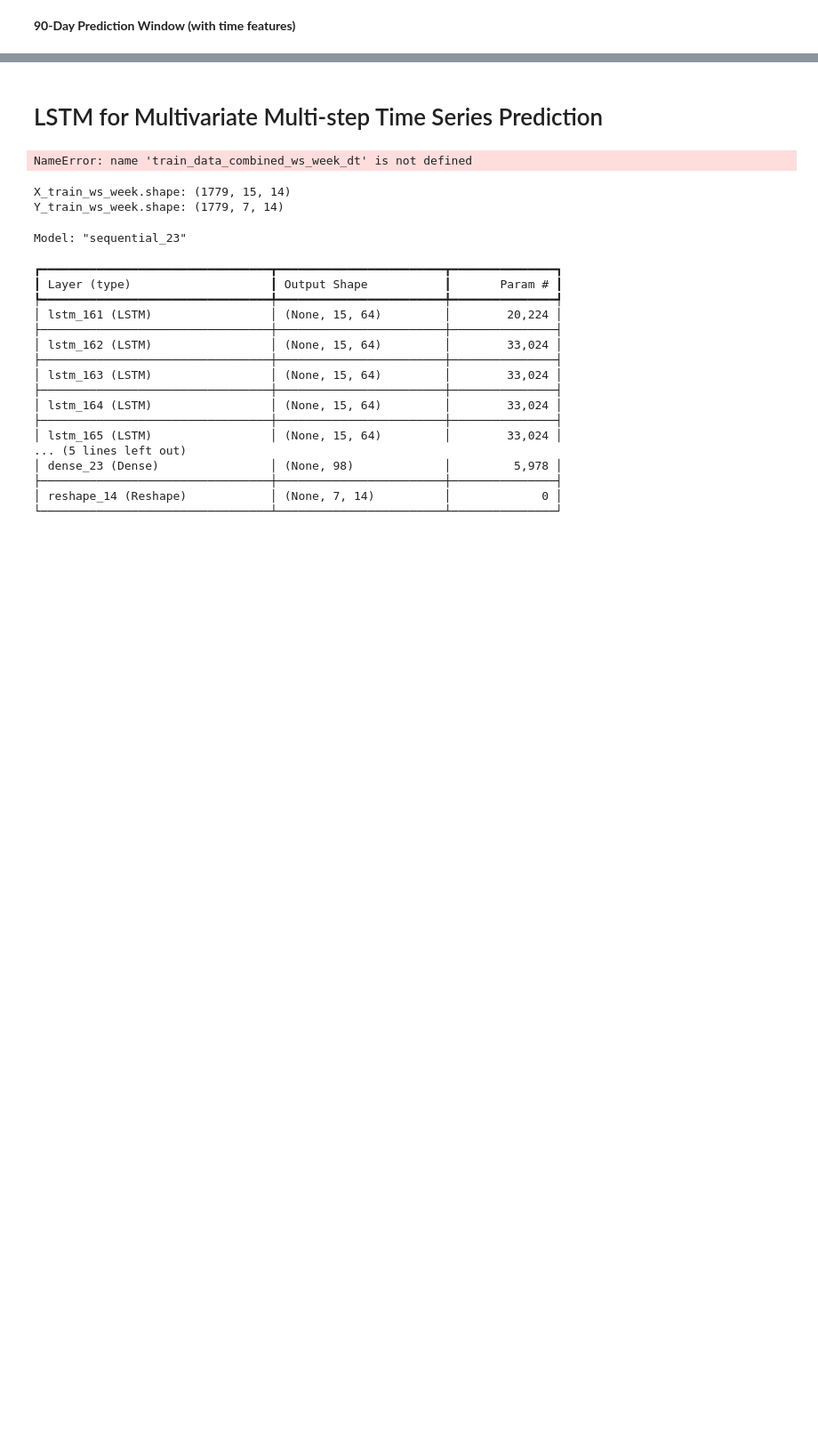
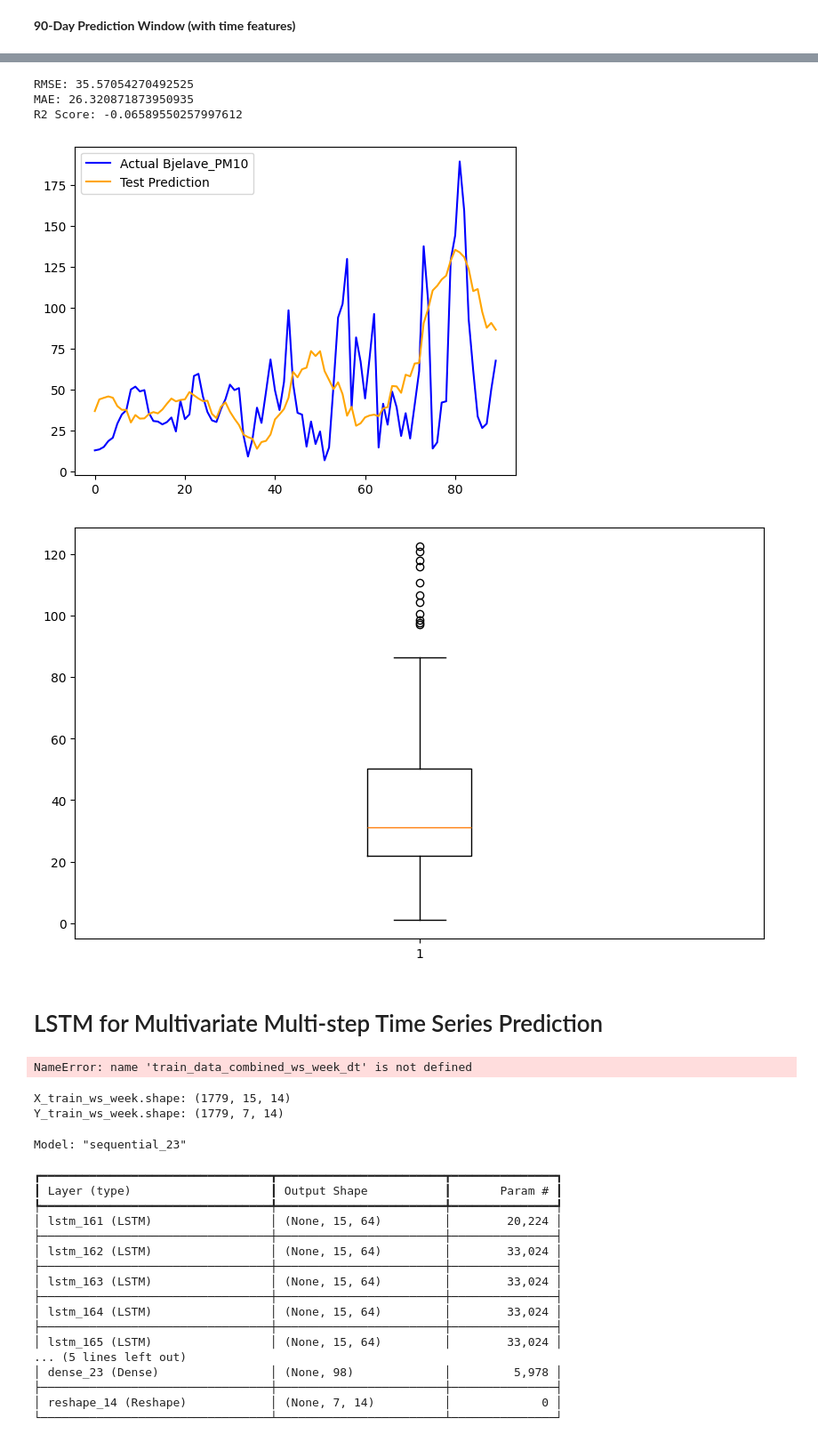
Before and after one commit to amit24af/SHAPforTSprediction, a Jupyter notebook: experiment_LSTM.ipynb, the cells around one changed output, grey strips where cells are left out. Shown at 89% size. Drawn from its saved outputs; the diff is of its cells as text; code cells hidden in the pictures; blank space fills up the shorter version.

```diff
--- a/experiment_LSTM.ipynb
+++ b/experiment_LSTM.ipynb
@@ -1762,0 +1609,4 @@ R2 Score: 0.2611057693273542
+# %%
+prediction_ws_ninety_dt = model_ninety_multivariate_dt.predict(last_sequence_dt, verbose=0)
+print(f"Raw prediction shape: {prediction_ws_ninety_dt.shape}")
+print(f"Raw prediction values: {prediction_ws_ninety_dt}")
@@ -1762,0 +1630,8 @@ R2 Score: 0.2611057693273542
+# %%
+prediction_denormalized_ws_ninety_dt = denormalize_prediction(
+    prediction_ws_ninety_dt.flatten(),
+    scaler_data_combined_ws_ninety_dt,
+    index_of_target_feature,
+    num_features
+)
+print(f"Denormalized prediction for next {params_mv['horizon']} days: {prediction_denormalized_ws_ninety_dt}")
@@ -1762,0 +1657,12 @@ R2 Score: 0.2611057693273542
+# %%
+last_date = test_data_combined_ws_ninety_dt.index[look_back]
+prediction_dates = pd.date_range(start=last_date + pd.Timedelta(days=1), periods=params_mv['horizon'], freq='D')
+prediction_ws_ninety_dt = pd.DataFrame({
+    'DateTime': prediction_dates,
+    'Bjelave_PM10': prediction_denormalized_ws_ninety_dt
+})
+print("\nPrediction results:")
+print(prediction_ws_ninety_dt)
+print("\nActual results:")
+df_test_data_combined_ws_ninety_dt = test_data_combined_ws_ninety_dt['Bjelave_PM10'][look_back:look_back + params_mv['horizon']].reset_index()
+print(df_test_data_combined_ws_ninety_dt)
@@ -1763,3 +1687,19 @@ R2 Score: 0.2611057693273542
+# %%
+(rmse_ws_ninety_dt, mae_ws_ninety_dt, r2_ws_ninety_dt) = evaluate_forecasts(df_test_data_combined_ws_ninety_dt['Bjelave_PM10'], prediction_ws_ninety_dt['Bjelave_PM10'])
+# %% [output]
+RMSE: 35.57054270492525
+MAE: 26.320871873950935
+R2 Score: -0.06589550257997612
+# %%
+plt.plot(df_test_data_combined_ws_ninety_dt['Bjelave_PM10'], label='Actual Bjelave_PM10', color='blue')
+plt.plot(prediction_ws_ninety_dt['Bjelave_PM10'], label='Test Prediction', color='orange')
+plt.legend()
+plt.show()
+
+plot_boxplot(prediction_ws_ninety_dt['Bjelave_PM10'], df_test_data_combined_ws_ninety_dt['Bjelave_PM10'][0])
+# %% [output]
+[figure, added]
+[figure, added]
 # %% [markdown]
 # LSTM for Multivariate Multi-step Time Series Prediction
 # %%
```
Also changed, not shown: parts of 92 cells of this notebook.
